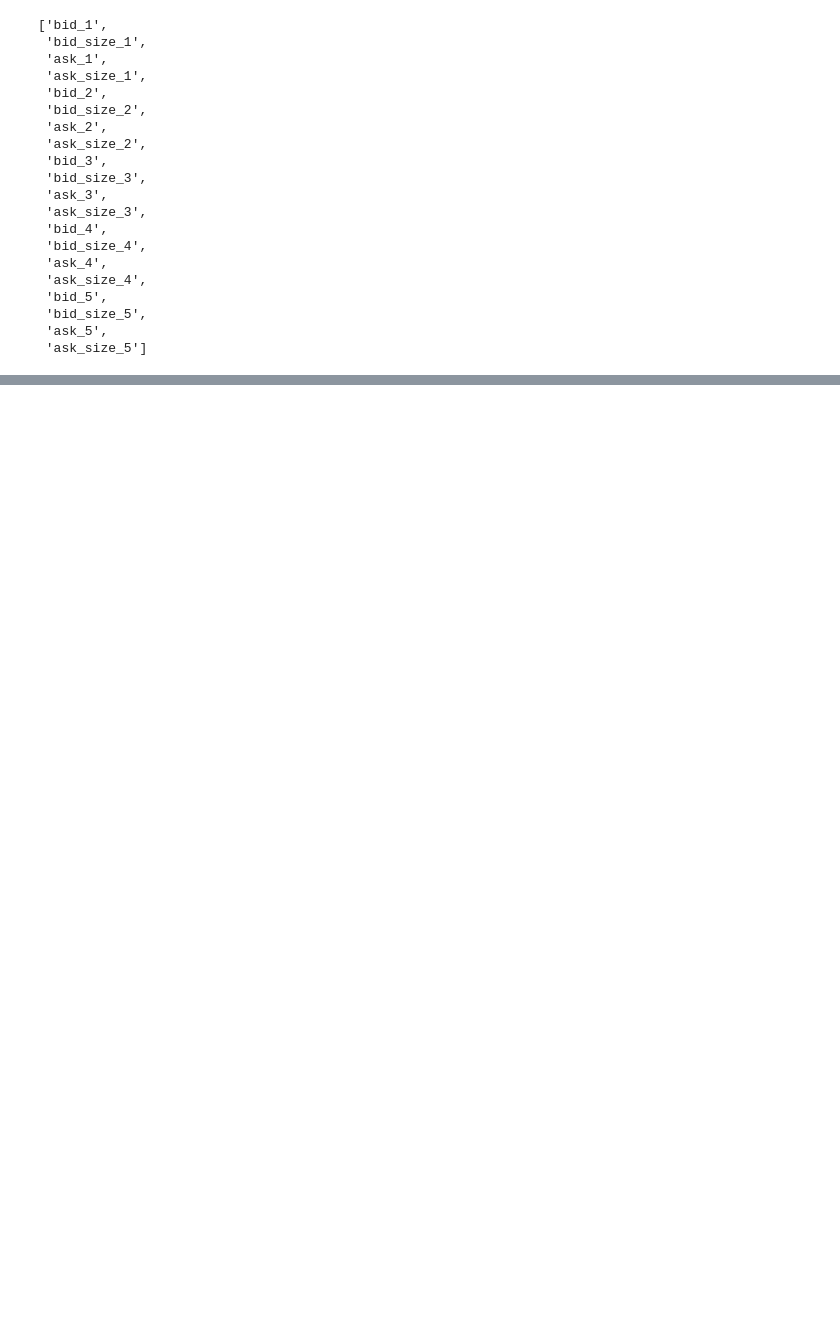
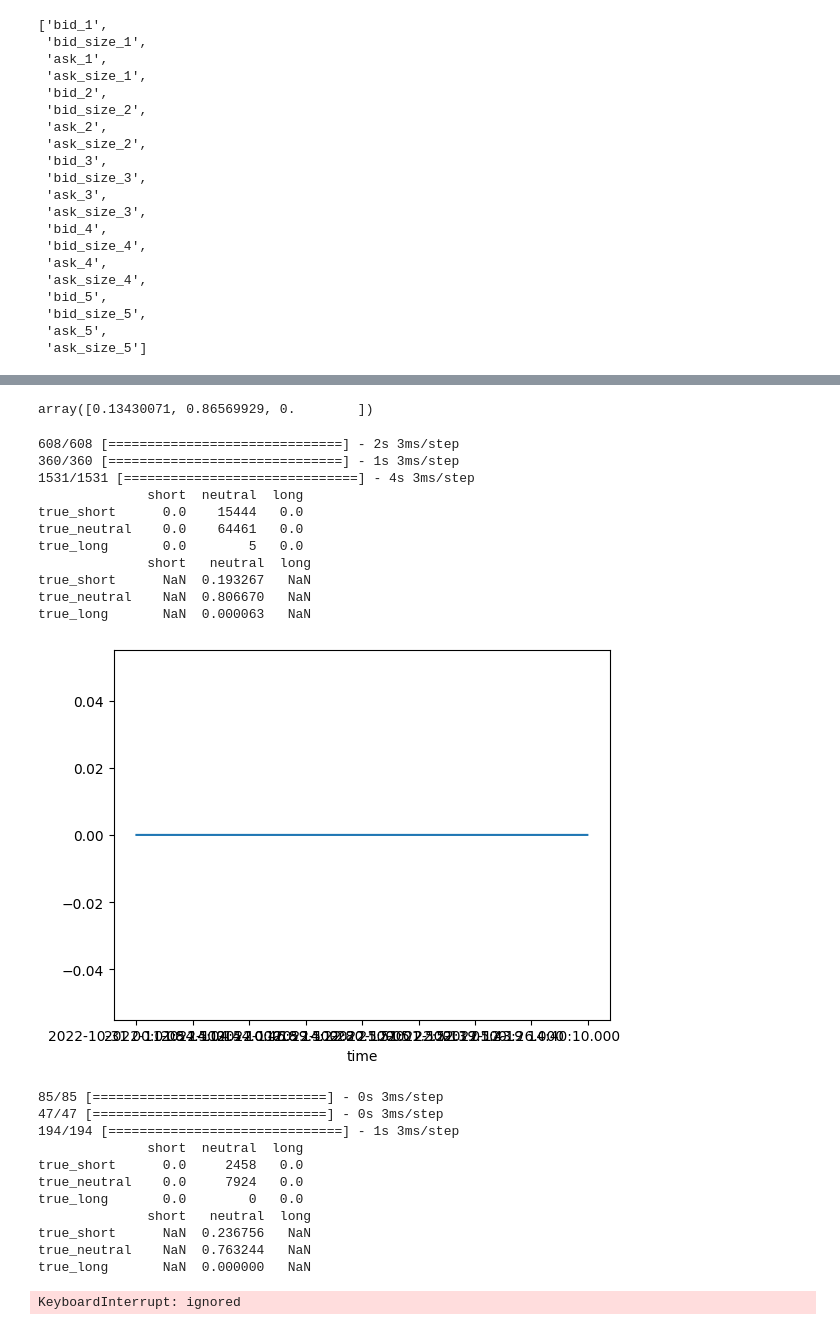
Before and after one commit to KurusuBlueCat/deep-lob, a Jupyter notebook: colab_notebook.ipynb, the cells around one changed output, grey strips where cells are left out. Saved outputs shown, nothing was run; the diff lists cells and outputs as text; code cells hidden in the pictures; blank space fills up the shorter version.

```diff
--- a/colab_notebook.ipynb
+++ b/colab_notebook.ipynb
@@ -184,10 +185,10 @@ def split_market(chunk, avoid_market_edge = timedelta(minutes=5)):
     return tuple(Chunk(*df_list) for df_list in zip(*chunk_arg))
 
 def get_confusion(true, pred):
-    dummy_output = pd.DataFrame(output, columns=['short', 'neutral', 'long'])
+    pred = pd.DataFrame(pred, columns=['short', 'neutral', 'long'])
 
-    dummy_true = pd.DataFrame(true, columns=['true_short', 'true_neutral', 'true_long'])
-    result = dummy_output.join(dummy_true)
+    true = pd.DataFrame(true, columns=['true_short', 'true_neutral', 'true_long'])
+    result = pred.join(true)
     s_pred = result.loc[result.iloc[:,:3].max(1) == result['short']].iloc[:,3:].sum()
     n_pred = result.loc[result.iloc[:,:3].max(1) == result['neutral']].iloc[:,3:].sum()
     l_pred = result.loc[result.iloc[:,:3].max(1) == result['long']].iloc[:,3:].sum()
@@ -538,7 +589,7 @@ class HyperParameters:
     cv: int = 5
     batch_size: int = 1024
     batch_no: tuple = (None, None, None) #per market period. Mornin afternoon night.
-    shuffle: bool = False
+    shuffle: bool = True
     init_learning_rate: float = 2.5e-1
     seed: int = 420
     lr_decay: float = 0.95
@@ -552,6 +603,9 @@ class HyperParameters:
     lob_unit : int = 16
     inception_unit : int = 16
     lstm_unit: int = 32
+    trend_proportion: tuple = (0, 1/8, 1/8)
+    min_proportion: bool = False
+    randomize_neutral: bool = True
     # skip_to = pd.Timestamp('2022-07-02 11:24:58.000') #use this to skip to the period we want
     skip_to: str = '2022-11-01 00:00:00.000'
     # end = pd.Timestamp('2022-07-15 23:59:59.500') #use this to fix when to stop training
@@ -560,7 +614,7 @@ class HyperParameters:
 hp_list = [HyperParameters(**p) for p in p_grid]
 base_output_folder = f'{gdrive_data_folder}/output'
 
-run_prefix = 'uptrend_test'
+run_prefix = 'subset_test'
 
 model_dict = {}
 
@@ -879,0 +961,21 @@ true_long       NaN  0.200848   NaN
+# %%
+scaler = fit_to_chunk_list([morning_train_chunk, afternoon_train_chunk, night_train_chunk], hp.features, StandardScaler())
+
+sequence_list = get_sequence_list([morning_train_chunk, afternoon_train_chunk, night_train_chunk], hp.features, scaler, epsilon=1.000,
+                   lookback=hp.lookback, shuffle=False, batch_size=hp.batch_size)
+
+up_trend = trend_index(equal,equal,equal, train_chunk, random_neutral=True)
+
+sequence_list = [stride_data.SubSequence(sq, up_trend) for sq in sequence_list]
+# %%
+in_sample_list = get_sequence_list([morning_train_chunk, afternoon_train_chunk, night_train_chunk], hp.features, scaler,
+                                    epsilon=1.000, lookback=hp.lookback, batch_size=9999999)
+# in_sample_list = [stride_data.SubSequence(sq, up_trend, add_last_batch=True) for sq in in_sample_list]
+
+# val_up = (validation_chunk.label['long_wealth'] > 1).sum()
+
+# up_trend_val = trend_index(0,val_up,val_up, validation_chunk)
+
+validation_list = get_sequence_list([morning_val_chunk, afternoon_val_chunk, night_val_chunk], hp.features, scaler,
+                                     epsilon=1.000, lookback=hp.lookback, batch_size=9999999)
+# validation_list = [stride_data.SubSequence(sq, up_trend_val, add_last_batch=True) for sq in validation_list]
@@ -879,0 +986,33 @@ true_long       NaN  0.200848   NaN
+# %%
+in_sample_list[0][0][1].mean(0)
+# %% [output]
+array([0.13430071, 0.86569929, 0.        ])
+# %%
+plot_save_pnl(in_sample_list, [morning_train_chunk, afternoon_train_chunk, night_train_chunk], '0', prefix='in_sample', save=False)
+plot_save_pnl(validation_list, [morning_val_chunk, afternoon_val_chunk, night_val_chunk], '0', prefix='validation', save=False)
+# plot_save_pnl(valida, uptrend_chunk_list, count_str, prefix='train')
+# %% [output]
+608/608 [==============================] - 2s 3ms/step
+360/360 [==============================] - 1s 3ms/step
+1531/1531 [==============================] - 4s 3ms/step
+              short  neutral  long
+true_short      0.0    15444   0.0
+true_neutral    0.0    64461   0.0
+true_long       0.0        5   0.0
+              short   neutral  long
+true_short      NaN  0.193267   NaN
+true_neutral    NaN  0.806670   NaN
+true_long       NaN  0.000063   NaN
+[figure, added]
+85/85 [==============================] - 0s 3ms/step
+47/47 [==============================] - 0s 3ms/step
+194/194 [==============================] - 1s 3ms/step
+              short  neutral  long
+true_short      0.0     2458   0.0
+true_neutral    0.0     7924   0.0
+true_long       0.0        0   0.0
+              short   neutral  long
+true_short      NaN  0.236756   NaN
+true_neutral    NaN  0.763244   NaN
+true_long       NaN  0.000000   NaN
+KeyboardInterrupt: ignored
```
Also changed, not shown: parts of 20 cells of this notebook.
